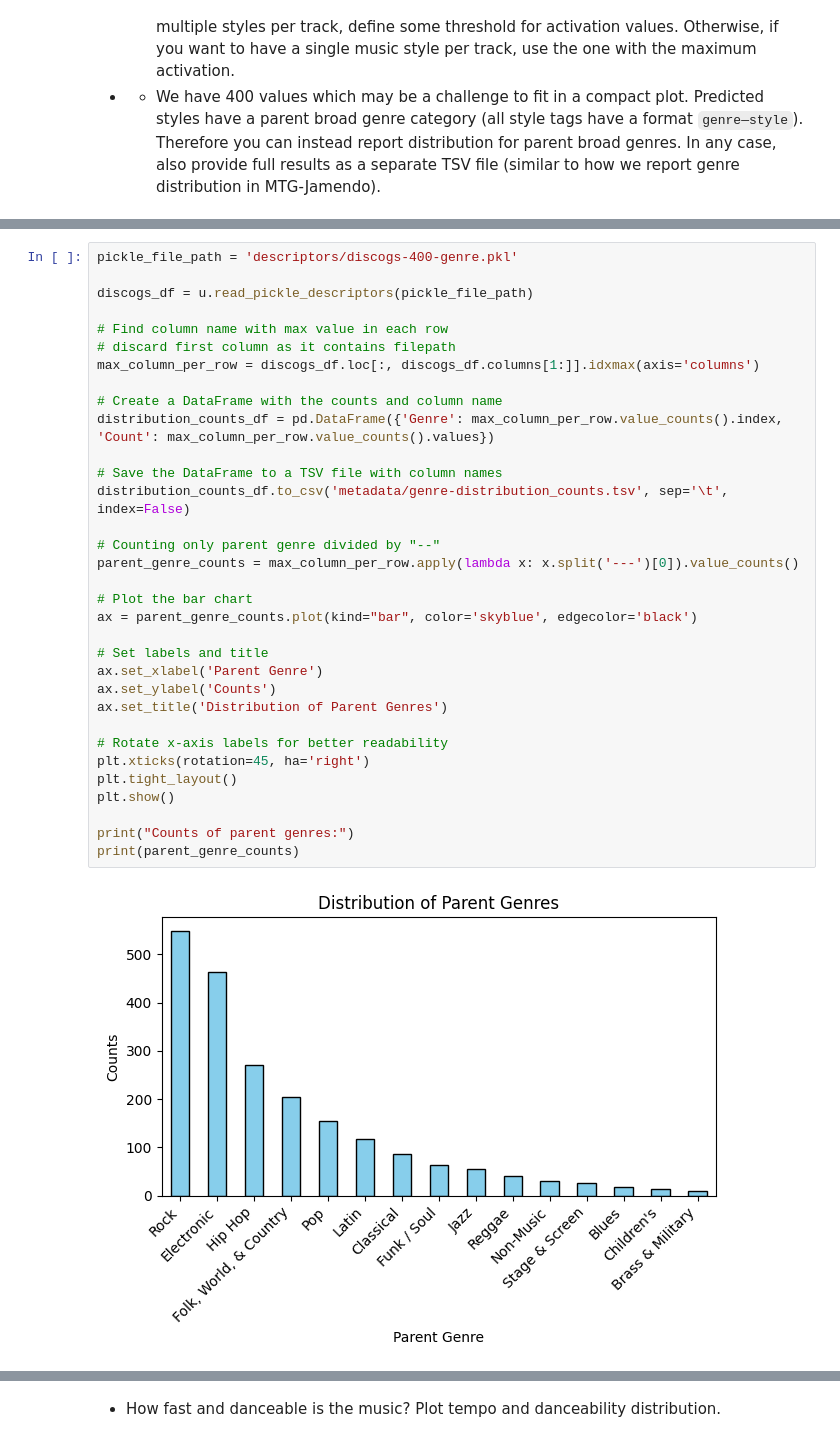
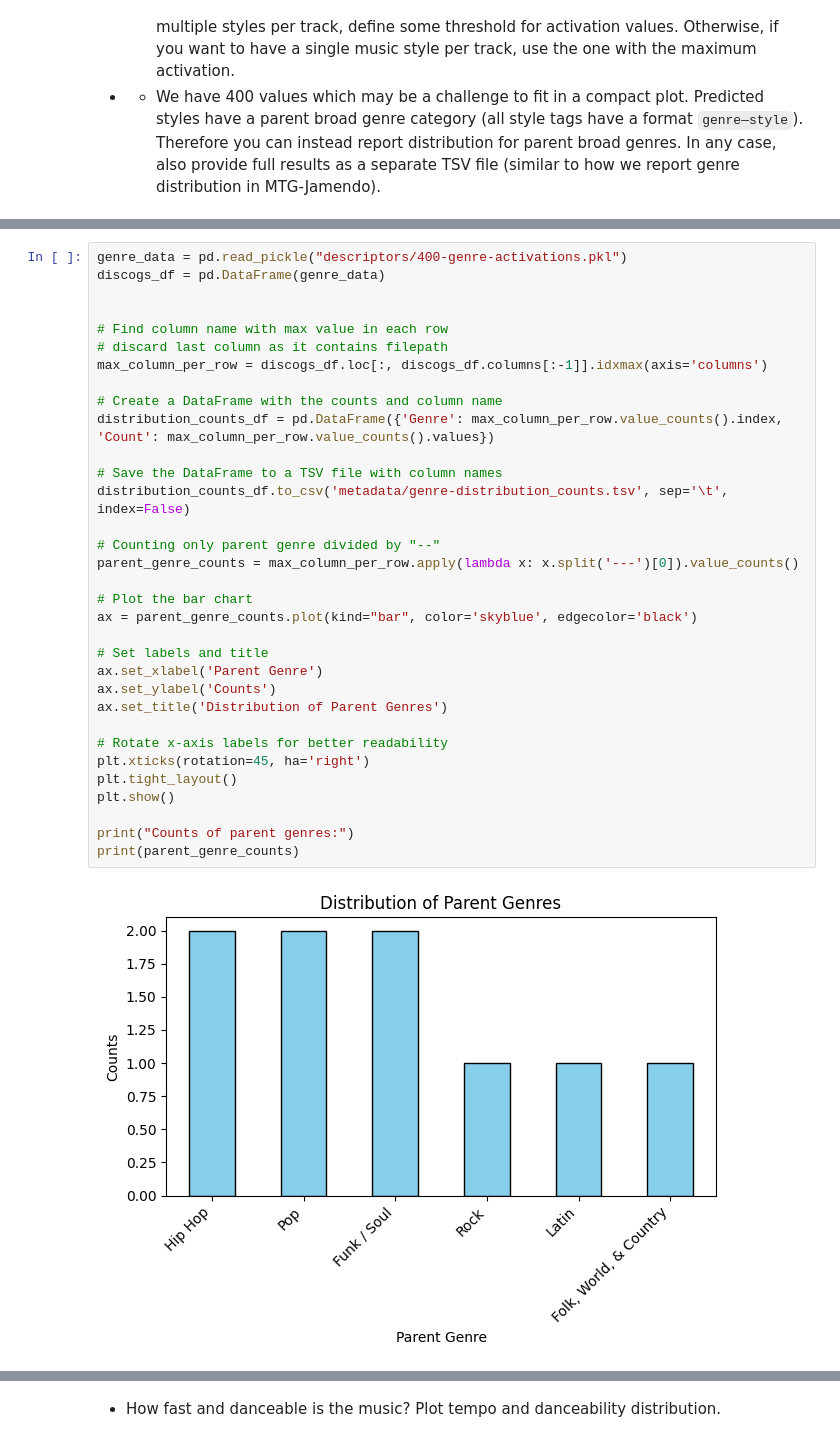
Before and after one commit to Masetto96/music-collection-analyzer, a Jupyter notebook: statistics.ipynb, the cells around one changed output, grey strips where cells are left out. Drawn from its saved outputs; the diff is of its cells as text.

```diff
--- a/statistics.ipynb
+++ b/statistics.ipynb
@@ -30,36 +9,36 @@ discogs_df
 # %%
-pickle_file_path = 'descriptors/discogs-400-genre.pkl'
+genre_data = pd.read_pickle("descriptors/400-genre-activations.pkl")
+discogs_df = pd.DataFrame(genre_data)
 
-discogs_df = u.read_pickle_descriptors(pickle_file_path)
 
 # Find column name with max value in each row
-# discard first column as it contains filepath
-max_column_per_row = discogs_df.loc[:, discogs_df.columns[1:]].idxmax(axis='columns')
+# discard last column as it contains filepath
+max_column_per_row = discogs_df.loc[:, discogs_df.columns[:-1]].idxmax(axis='columns')
 
 # Create a DataFrame with the counts and column name
 distribution_counts_df = pd.DataFrame({'Genre': max_column_per_row.value_counts().index, 'Count': max_column_per_row.value_counts().values})
 
 # Save the DataFrame to a TSV file with column names
 distribution_counts_df.to_csv('metadata/genre-distribution_counts.tsv', sep='\t', index=False)
 
 # Counting only parent genre divided by "--"
 parent_genre_counts = max_column_per_row.apply(lambda x: x.split('---')[0]).value_counts()
 
 # Plot the bar chart
 ax = parent_genre_counts.plot(kind="bar", color='skyblue', edgecolor='black')
 
 # Set labels and title
 ax.set_xlabel('Parent Genre')
 ax.set_ylabel('Counts')
 ax.set_title('Distribution of Parent Genres')
 
 # Rotate x-axis labels for better readability
 plt.xticks(rotation=45, ha='right')
 plt.tight_layout()
 plt.show()
 
 print("Counts of parent genres:")
 print(parent_genre_counts)
 # %% [output]
-[figure, old version]
+[figure, new version]
 Counts of parent genres:
```
Also changed, not shown: parts of 9 cells of this notebook, 5 other files.
